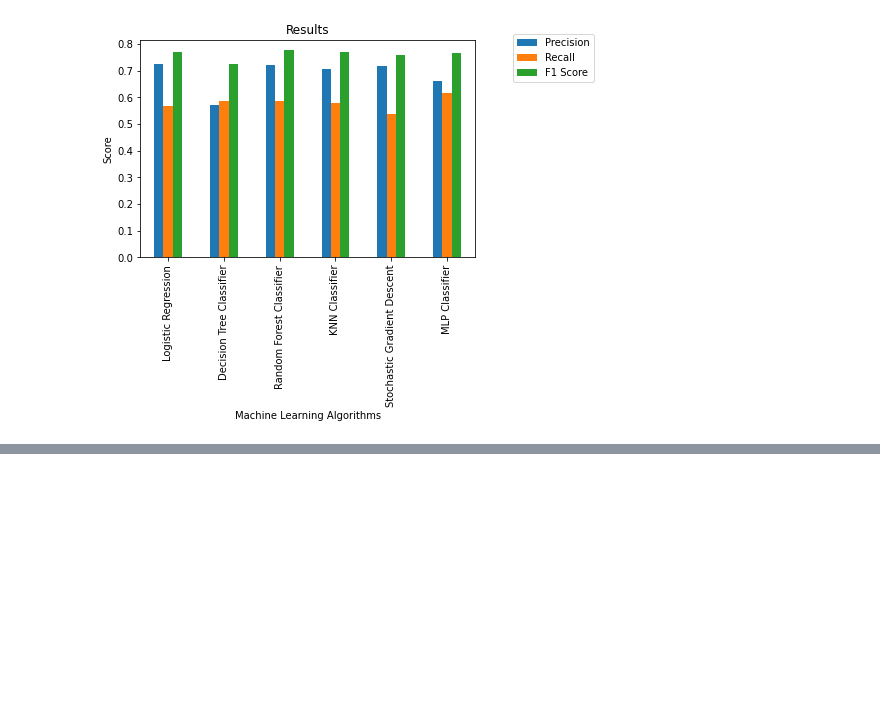
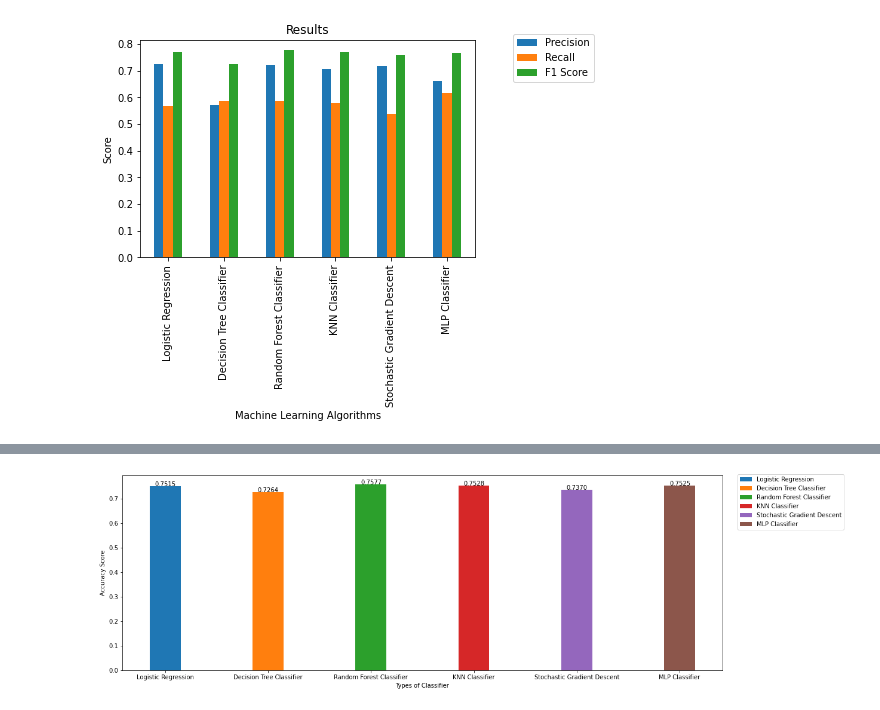
Before and after one commit to JasonnLim/ML-Salary-Prediction, a Jupyter notebook: Remake2.ipynb, the cells around one changed output, grey strips where cells are left out. Saved outputs shown, nothing was run; the diff lists cells and outputs as text; code cells hidden in the pictures; blank space fills up the shorter version.

```diff
--- a/Remake2.ipynb
+++ b/Remake2.ipynb
@@ -1069,0 +1062,3 @@ def performance_sum():
+# %%
+roc_auc_score_arr = [roc_auc_score(y_train, y_pred_arr[clf[i]]) for i in range(6)]
+auc_score_report = pd.DataFrame(roc_auc_score_arr, columns=["AUC Score"], index = clf)
@@ -1191,0 +1236,18 @@ performance_sum()
+# %%
+temp = auc_score_report["AUC Score"]
+width = 0.3
+
+fig, ax = plt.subplots(figsize=(18,6))
+
+x1 = np.arange(len(temp))
+for i in range(len(temp)):
+    ax.bar(i,temp[i],width, label=overview.index[i])
+    ax.text(i-0.10,temp[i],"{:.4f}".format(temp[i]))
+
+ax.legend(bbox_to_anchor=(1.02, 1.02))
+plt.xticks(x1,overview.index)
+plt.xlabel("Types of Classifier")
+plt.ylabel("Accuracy Score")
+plt.show()
+# %% [output]
+[figure, added]
```
Also changed, not shown: parts of 21 cells of this notebook, 1 other file.
